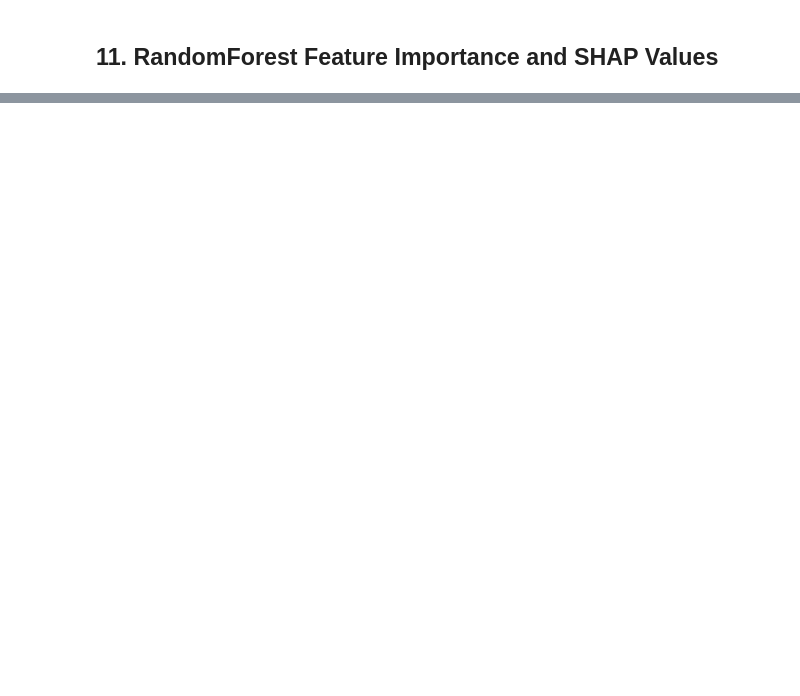
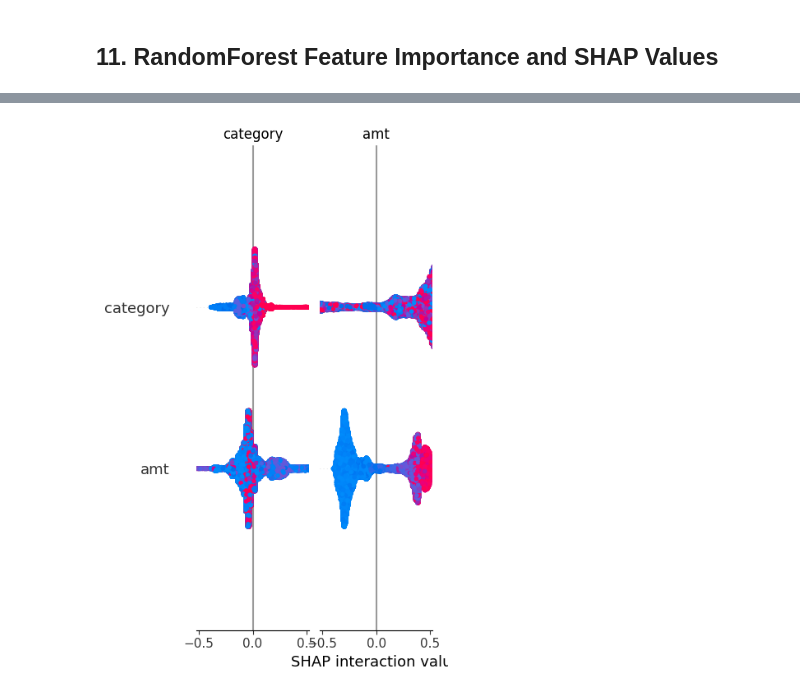
Before and after one commit to afterSt0rm/Amnil-AI-Internship, a Jupyter notebook: Credit_Card_Fraud_Detection.ipynb, the cells around one changed output, grey strips where cells are left out. Cells and saved outputs as stored; diff of their text form; code cells hidden in the pictures; blank space fills up the shorter version.

```diff
--- a/Credit_Card_Fraud_Detection.ipynb
+++ b/Credit_Card_Fraud_Detection.ipynb
@@ -1176,0 +1369,9 @@ shap.plots.waterfall(shap_values[0])
+# %%
+# Initialize SHAP explainer for RandomForest
+explainer = shap.explainers.GPUTree(best_randomforest, X_train_subset)
+shap_values = explainer(X_train_subset)
+# %%
+# Summary plot
+shap.summary_plot(shap_values, X_train_subset)
+# %% [output]
+[figure, added]
```
Also changed, not shown: parts of 14 cells of this notebook, 30 other files.
